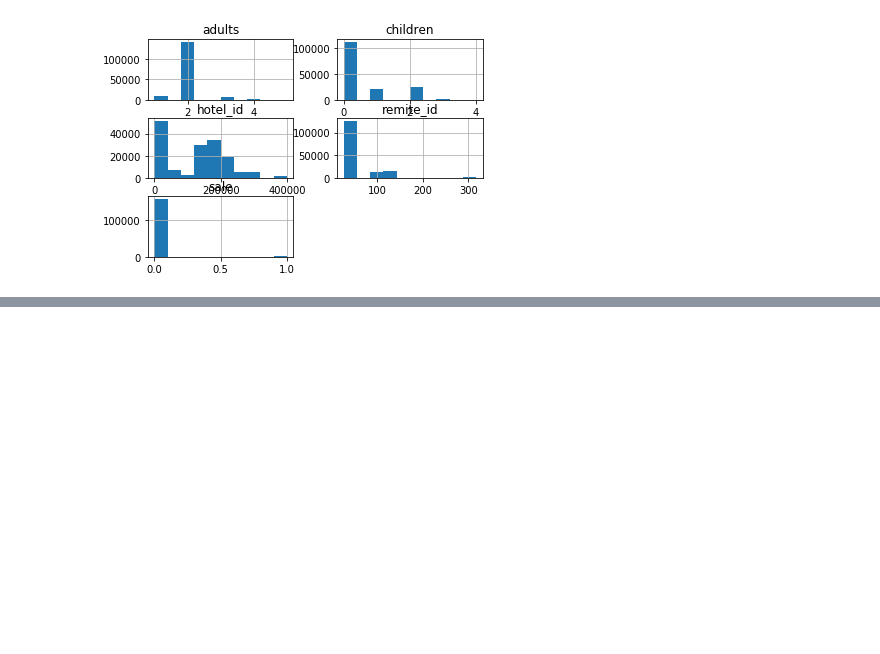
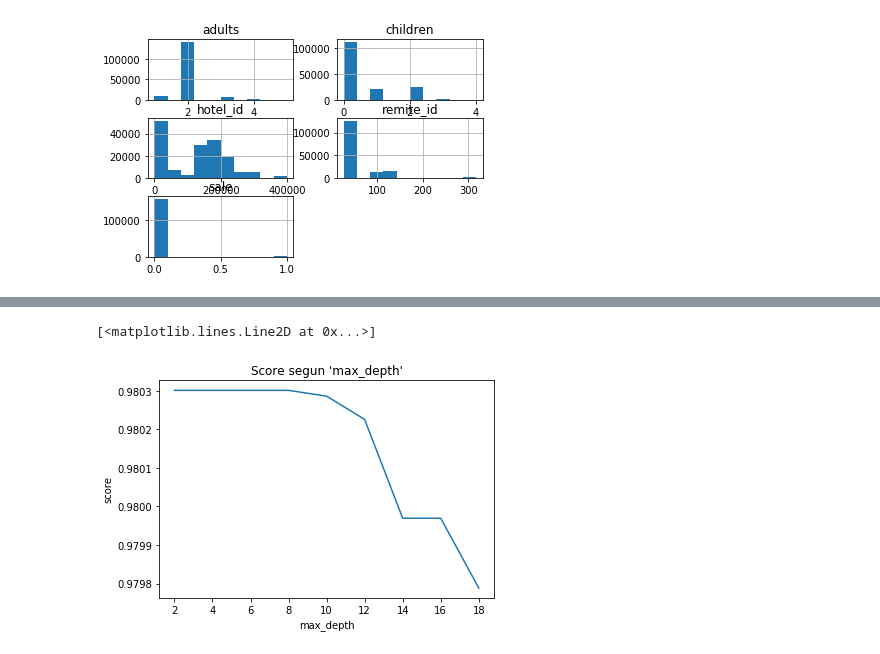
Before and after one commit to diego-anderica/Trabajo-Prediccion, a Jupyter notebook: Random Forest.ipynb, the cells around one changed output, grey strips where cells are left out. Drawn from its saved outputs; the diff is of its cells as text; code cells hidden in the pictures; blank space fills up the shorter version.

```diff
--- a/Random Forest.ipynb
+++ b/Random Forest.ipynb
@@ -104,0 +196,17 @@ plt.show()
+# %%
+# Probar con diferentes profundidades de árbol.
+estimators = np.arange(2, 20, 2)
+scores = []
+
+for n in estimators:
+    model.set_params(max_depth=n, n_estimators=12)
+    model.fit(X_train, y_train)
+    scores.append(model.score(X_test, y_test))
+
+plt.title("Score segun 'max_depth'")
+plt.xlabel("max_depth")
+plt.ylabel("score")
+plt.plot(estimators, scores)
+# %% [output]
+[<matplotlib.lines.Line2D at 0x...>]
+[figure, added]
```
Also changed, not shown: parts of 21 cells of this notebook, 1 other file.
